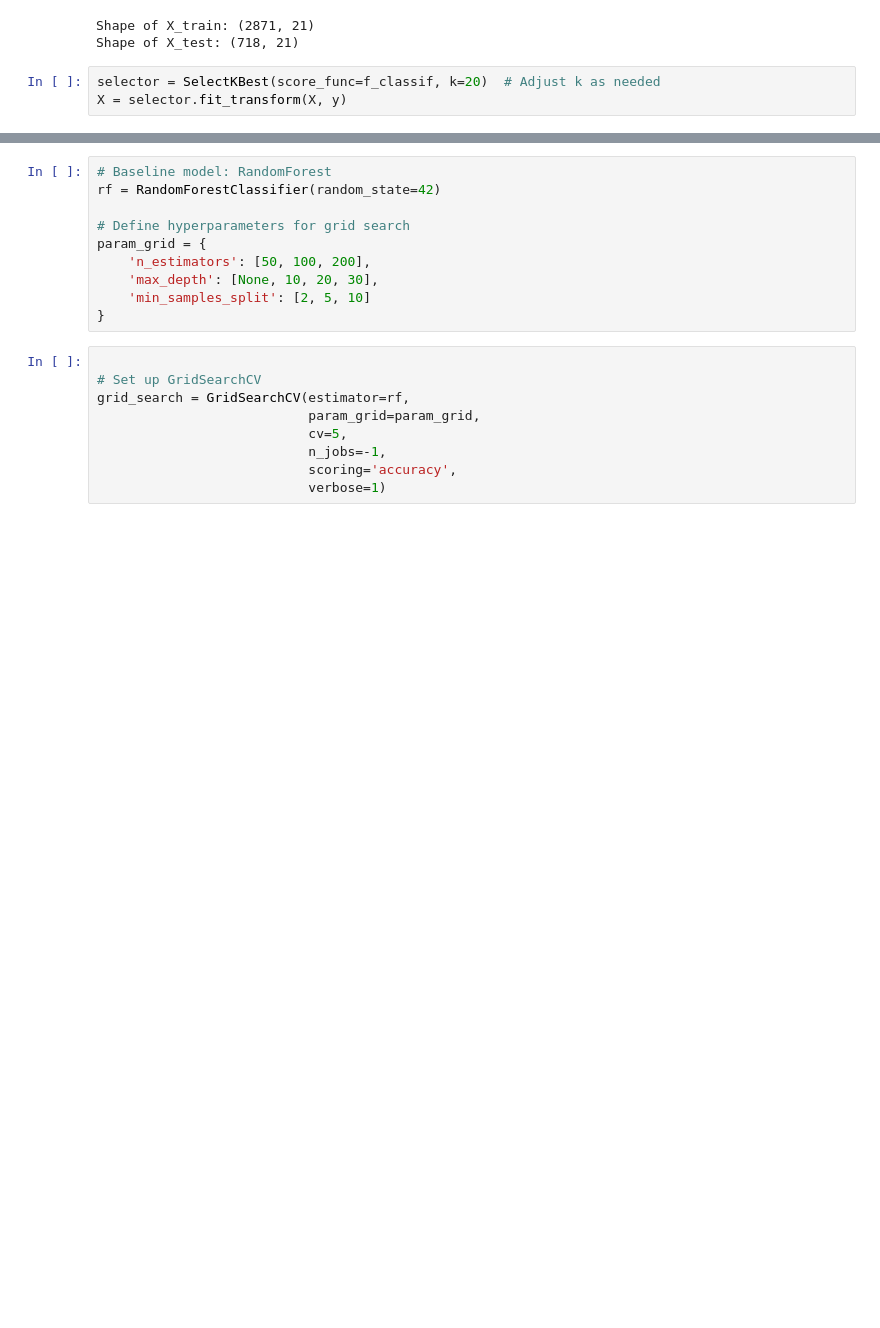
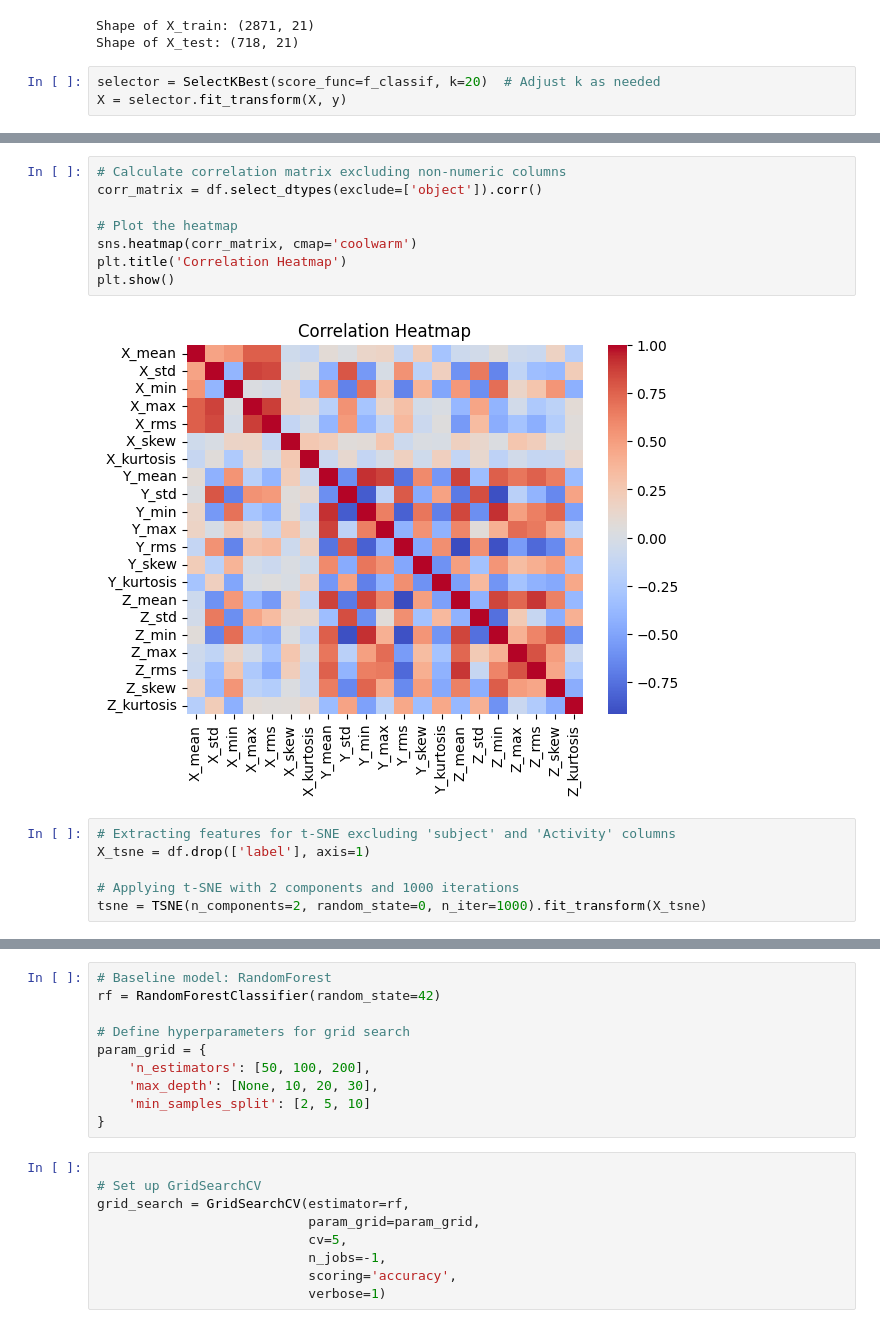
Before and after one commit to Daffodils/walk_recognition, a Jupyter notebook: project_2_walk (1).ipynb, the cells around one changed output, grey strips where cells are left out. Drawn from its saved outputs; the diff is of its cells as text; blank space fills up the shorter version.

```diff
--- a/project_2_walk (1).ipynb
+++ b/project_2_walk (1).ipynb
@@ -273,0 +280,16 @@ plt.show()
+# %%
+# Calculate correlation matrix excluding non-numeric columns
+corr_matrix = df.select_dtypes(exclude=['object']).corr()
+
+# Plot the heatmap
+sns.heatmap(corr_matrix, cmap='coolwarm')
+plt.title('Correlation Heatmap')
+plt.show()
+# %% [output]
+[figure, added]
+# %%
+# Extracting features for t-SNE excluding 'subject' and 'Activity' columns
+X_tsne = df.drop(['label'], axis=1)
+
+# Applying t-SNE with 2 components and 1000 iterations
+tsne = TSNE(n_components=2, random_state=0, n_iter=1000).fit_transform(X_tsne)
```
Also changed, not shown: parts of 14 cells of this notebook.
